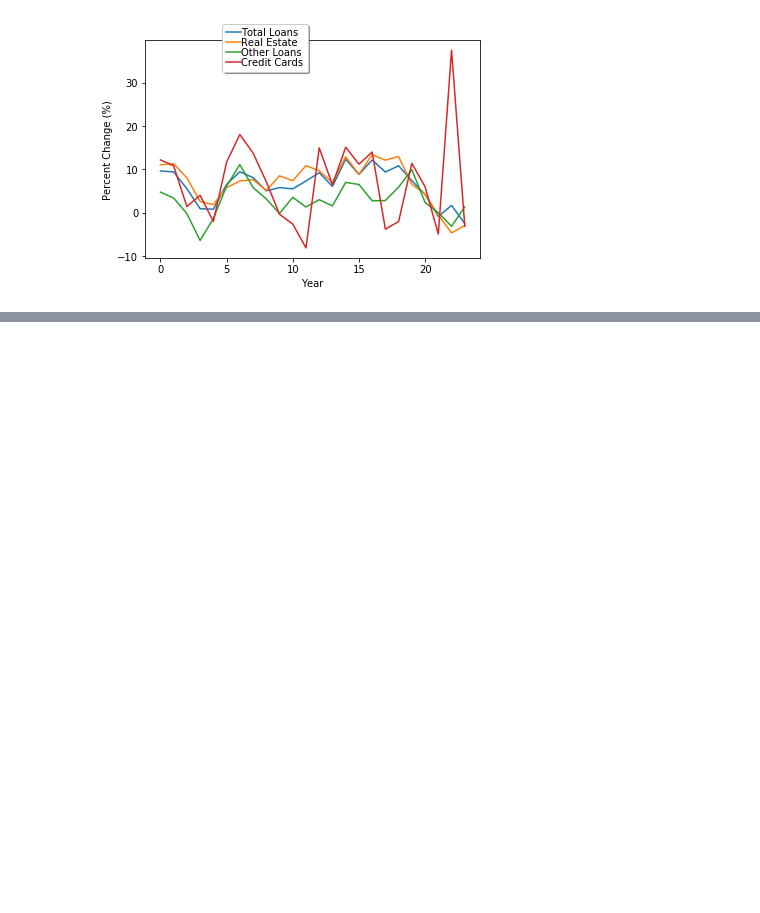
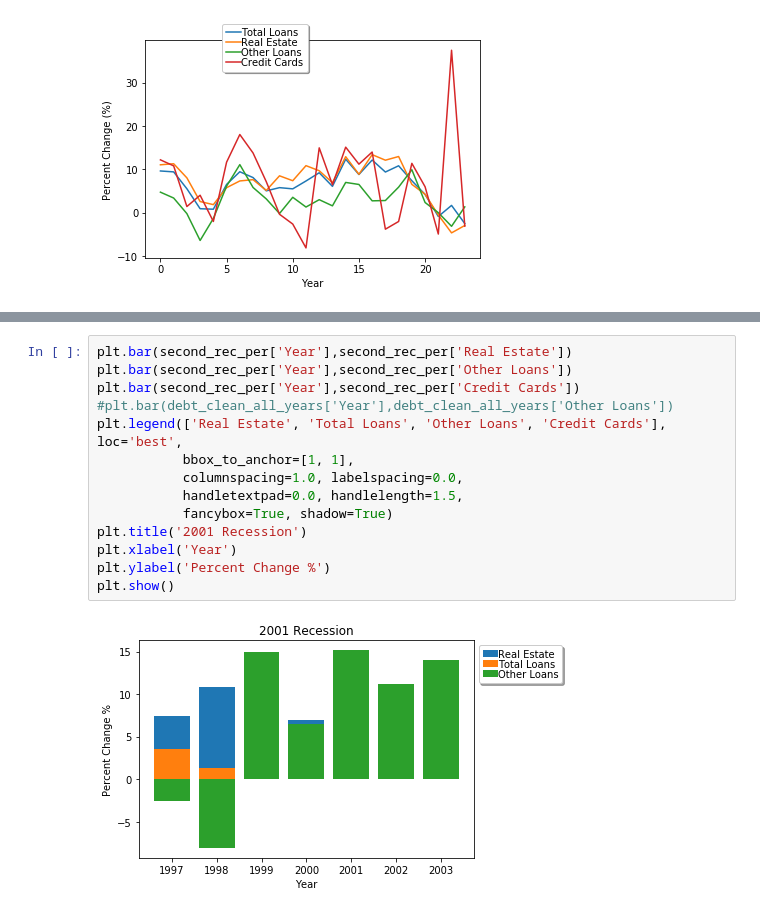
Before and after one commit to brownal05/project1, a Jupyter notebook: notebooks/nick.ipynb, the cells around one changed output, grey strips where cells are left out. Drawn from its saved outputs; the diff is of its cells as text; blank space fills up the shorter version.

```diff
--- a/notebooks/nick.ipynb
+++ b/notebooks/nick.ipynb
@@ -503,0 +554,16 @@ debt_clean_third_rec_per = percentage_delta_df[(percentage_delta_df['Year'] == 2
+# %%
+plt.bar(second_rec_per['Year'],second_rec_per['Real Estate'])
+plt.bar(second_rec_per['Year'],second_rec_per['Other Loans'])
+plt.bar(second_rec_per['Year'],second_rec_per['Credit Cards'])
+#plt.bar(debt_clean_all_years['Year'],debt_clean_all_years['Other Loans'])
+plt.legend(['Real Estate', 'Total Loans', 'Other Loans', 'Credit Cards'], loc='best',
+           bbox_to_anchor=[1, 1],
+           columnspacing=1.0, labelspacing=0.0,
+           handletextpad=0.0, handlelength=1.5,
+           fancybox=True, shadow=True)
+plt.title('2001 Recession')
+plt.xlabel('Year')
+plt.ylabel('Percent Change %')
+plt.show()
+# %% [output]
+[figure, added]
```
Also changed, not shown: parts of 18 cells of this notebook, 2 other files.
